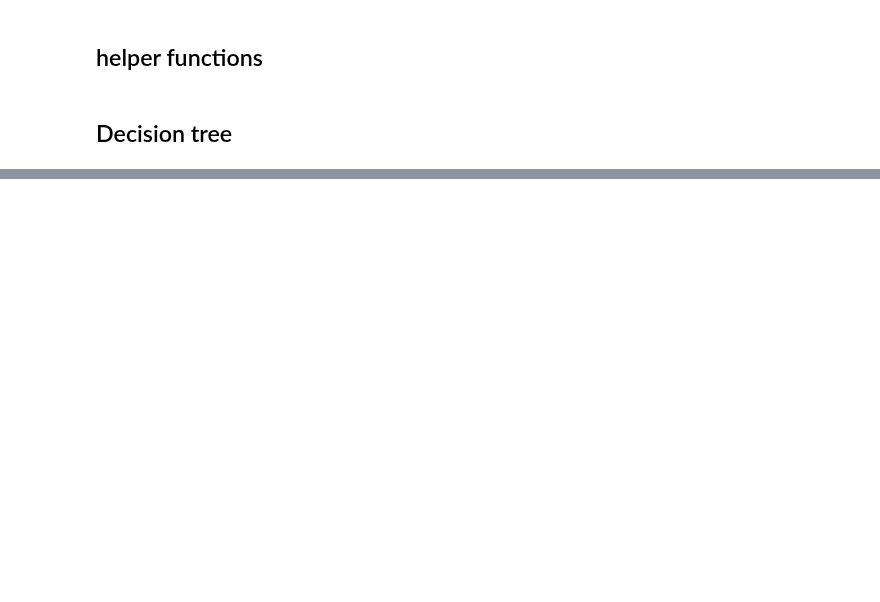
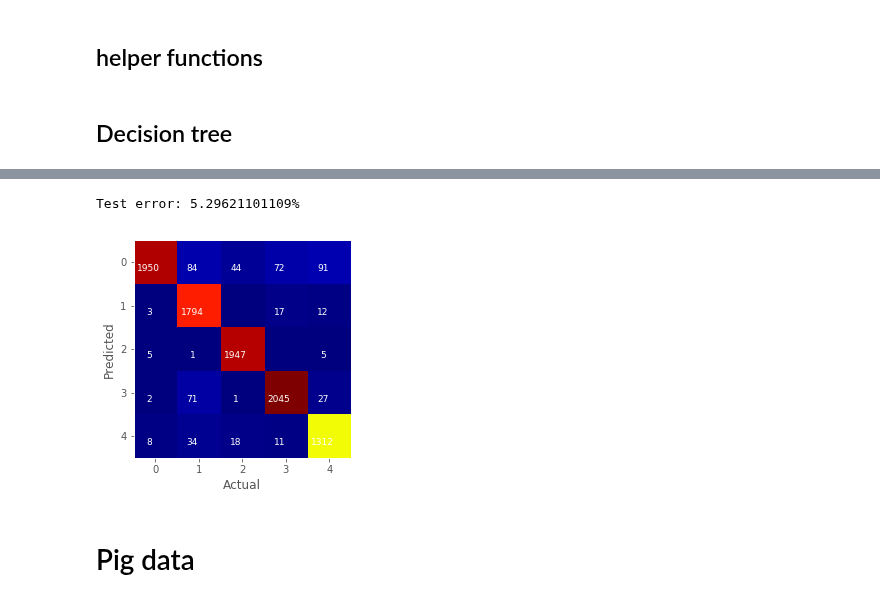
Before and after one commit to jennyzeng/Minecraft-AI, a Jupyter notebook: TraditionalML.ipynb, the cells around one changed output, grey strips where cells are left out. Cells and saved outputs as stored; diff of their text form; code cells hidden in the pictures; blank space fills up the shorter version.

```diff
--- a/TraditionalML.ipynb
+++ b/TraditionalML.ipynb
@@ -192,0 +314,38 @@ plot_validation_curve_lin(train_scores, test_scores, "Validation curve Decision
+# %%
+data3 = np.loadtxt('/notebooks/Minecraft-AI/mc-data/mesa_forest_desert_jungle_eh_new.txt', delimiter=';')
+np.random.shuffle(data3)
+X3 = data3[:,:-1]
+Y3= data3[:,-1].astype(np.int64)
+data_scaler = preprocessing.StandardScaler().fit(X3)
+X_scaled3 = data_scaler.transform(X3)
+# Xtr, Ytr = X_scaled, Y
+#Xtr, Ytr = X, Y
+Xtr3, Xte3, Ytr3, Yte3 = ml.splitData(X_scaled3,Y3,train_fraction=0.8)
+# %%
+forest3 = RandomForestClassifier(n_estimators=100, random_state=1)
+multi_target_forest3 = MultiOutputClassifier(forest3, n_jobs=5)
+r3=multi_target_forest3.fit(Xtr3, convertLabel(Ytr3))
+result3=r3.predict(Xte3)
+# %%
+test_error3,confusions3=error_rate(result3, convertLabel(Yte3))
+# %%
+print('Test error: {}%'.format(test_error3))
+
+plt.xlabel('Actual')
+plt.ylabel('Predicted')
+plt.grid(False)
+plt.xticks(numpy.arange(5))
+plt.yticks(numpy.arange(5))
+plt.imshow(confusions3, cmap=plt.cm.jet, interpolation='nearest');
+
+
+for i, cas in enumerate(confusions3):
+    for j, count in enumerate(cas):
+        if count > 0:
+            xoff = .07 * len(str(count))
+            plt.text(j-xoff, i+.2, int(count), fontsize=9, color='white')
+# %% [output]
+Test error: 5.29621101109%
+[figure, added]
+# %% [markdown]
+# Pig data
```
Also changed, not shown: parts of 43 cells of this notebook.
